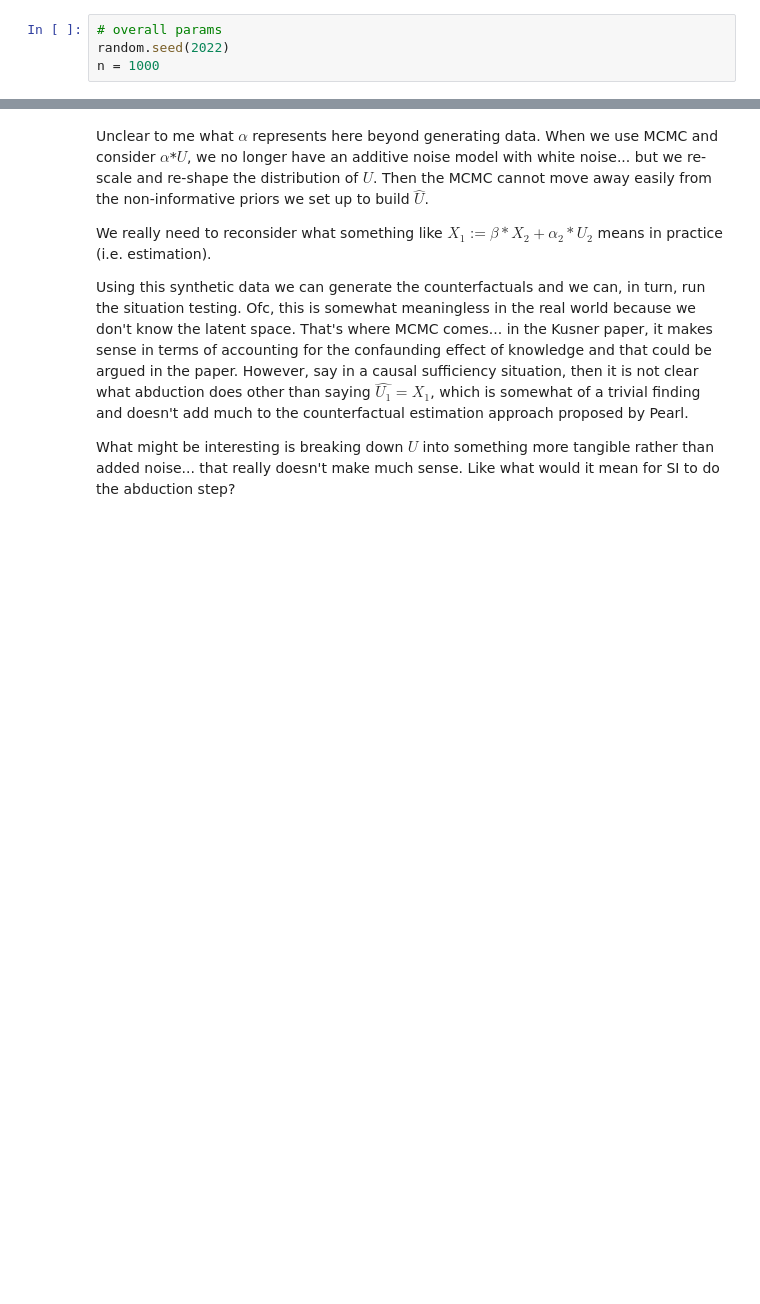
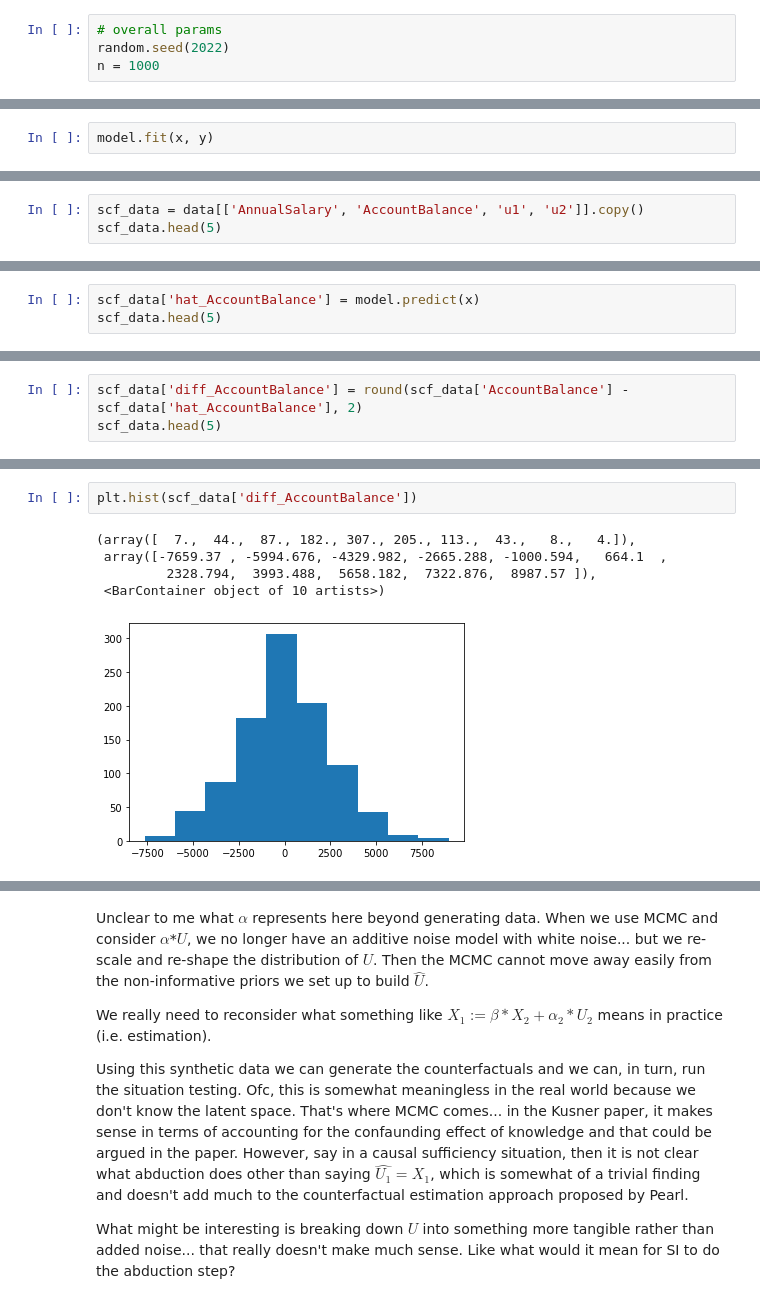
Before and after one commit to cc-jalvarez/counterfactual-situation-testing, a Jupyter notebook: synthetic_scf.ipynb, the cells around one changed output, grey strips where cells are left out. Saved outputs shown, nothing was run; the diff lists cells and outputs as text; blank space fills up the shorter version.

```diff
--- a/synthetic_scf.ipynb
+++ b/synthetic_scf.ipynb
@@ -50,0 +115,2 @@ y = np.sign(x1 + beta_2*x2 - 225000)
+# %%
+model.fit(x, y)
@@ -50,0 +129,3 @@ y = np.sign(x1 + beta_2*x2 - 225000)
+# %%
+scf_data = data[['AnnualSalary', 'AccountBalance', 'u1', 'u2']].copy()
+scf_data.head(5)
@@ -50,0 +139,3 @@ y = np.sign(x1 + beta_2*x2 - 225000)
+# %%
+scf_data['hat_AccountBalance'] = model.predict(x)
+scf_data.head(5)
@@ -50,0 +149,3 @@ y = np.sign(x1 + beta_2*x2 - 225000)
+# %%
+scf_data['diff_AccountBalance'] = round(scf_data['AccountBalance'] - scf_data['hat_AccountBalance'], 2)
+scf_data.head(5)
@@ -50,0 +159,8 @@ y = np.sign(x1 + beta_2*x2 - 225000)
+# %%
+plt.hist(scf_data['diff_AccountBalance'])
+# %% [output]
+(array([  7.,  44.,  87., 182., 307., 205., 113.,  43.,   8.,   4.]),
+ array([-7659.37 , -5994.676, -4329.982, -2665.288, -1000.594,   664.1  ,
+         2328.794,  3993.488,  5658.182,  7322.876,  8987.57 ]),
+ <BarContainer object of 10 artists>)
+[figure, added]
```
Also changed, not shown: parts of 45 cells of this notebook, 1 other file.
